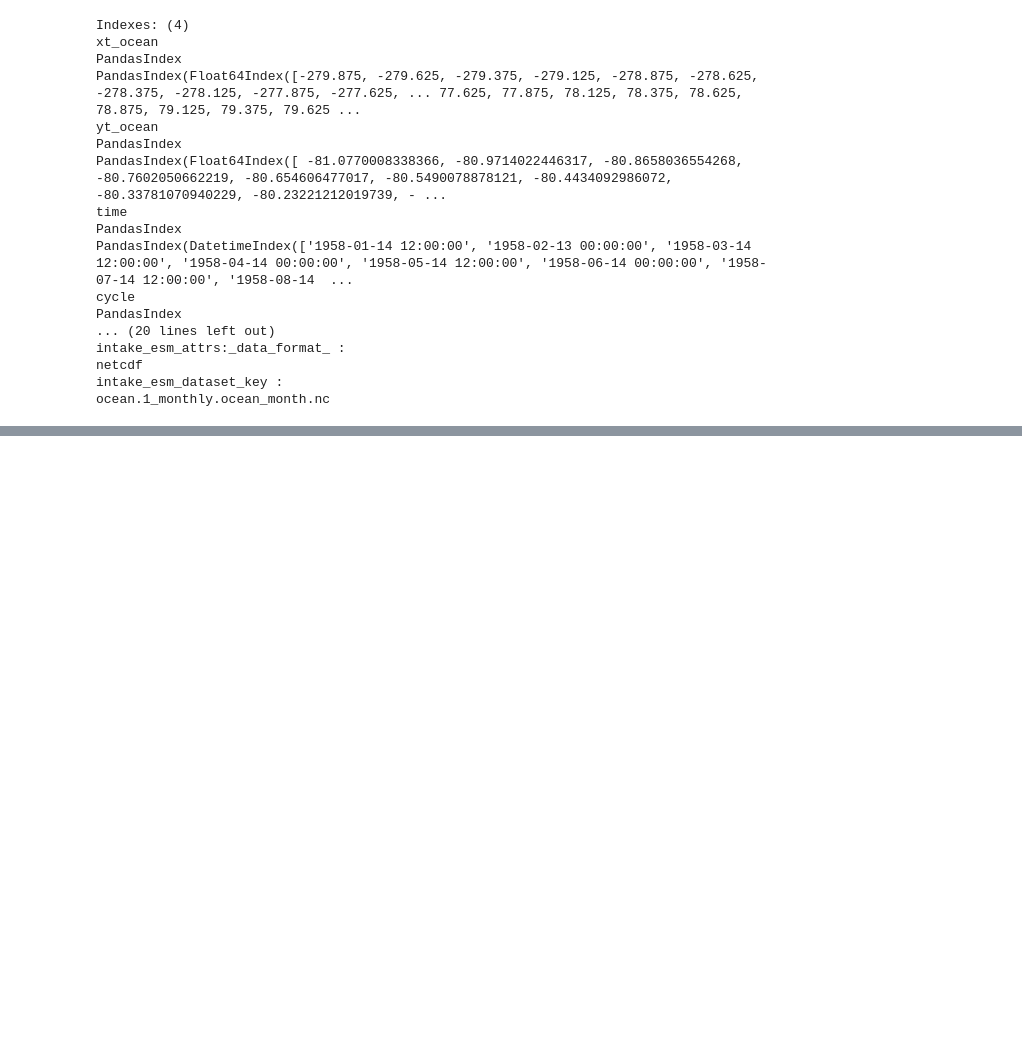
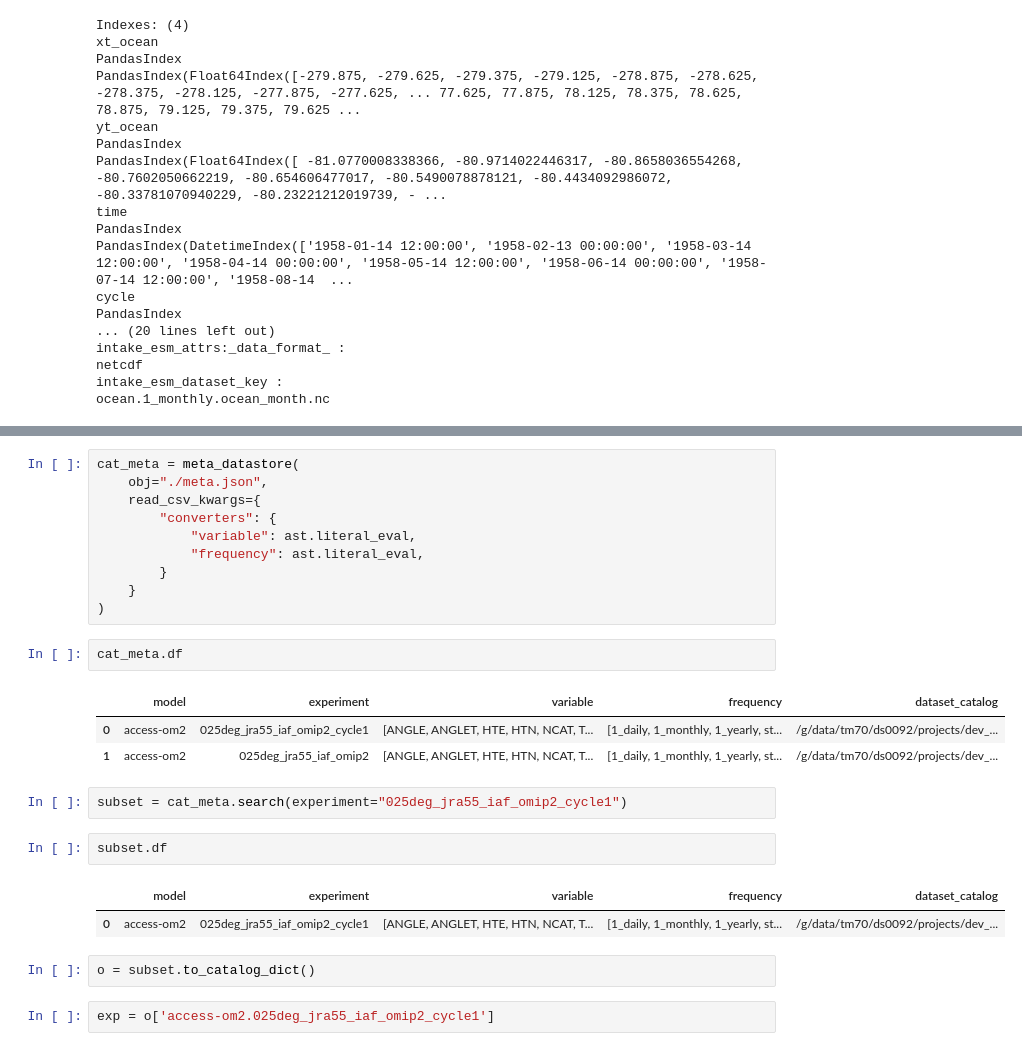
Before and after one commit to ACCESS-NRI/dev_data_querying, a Jupyter notebook: cosima_intake/intake_dbdb/dbdb.ipynb, the cells around one changed output, grey strips where cells are left out. Cells and saved outputs as stored; diff of their text form; blank space fills up the shorter version.

```diff
--- a/cosima_intake/intake_dbdb/dbdb.ipynb
+++ b/cosima_intake/intake_dbdb/dbdb.ipynb
@@ -120,0 +405,27 @@ client.close()
+# %%
+cat_meta = meta_datastore(
+    obj="./meta.json",
+    read_csv_kwargs={
+        "converters": {
+            "variable": ast.literal_eval,
+            "frequency": ast.literal_eval,
+        }
+    }
+)
+# %%
+cat_meta.df
+# %% [output]
+|  | model | experiment | variable | frequency | dataset_catalog |
+| 0 | access-om2 | 025deg_jra55_iaf_omip2_cycle1 | [ANGLE, ANGLET, HTE, HTN, NCAT, T... | [1_daily, 1_monthly, 1_yearly, st... | /g/data/tm70/ds0092/projects/dev_... |
+| 1 | access-om2 | 025deg_jra55_iaf_omip2 | [ANGLE, ANGLET, HTE, HTN, NCAT, T... | [1_daily, 1_monthly, 1_yearly, st... | /g/data/tm70/ds0092/projects/dev_... |
+# %%
+subset = cat_meta.search(experiment="025deg_jra55_iaf_omip2_cycle1")
+# %%
+subset.df
+# %% [output]
+|  | model | experiment | variable | frequency | dataset_catalog |
+| 0 | access-om2 | 025deg_jra55_iaf_omip2_cycle1 | [ANGLE, ANGLET, HTE, HTN, NCAT, T... | [1_daily, 1_monthly, 1_yearly, st... | /g/data/tm70/ds0092/projects/dev_... |
+# %%
+o = subset.to_catalog_dict()
+# %%
+exp = o['access-om2.025deg_jra55_iaf_omip2_cycle1']
```
Also changed, not shown: parts of 12 cells of this notebook, 1 other file.
